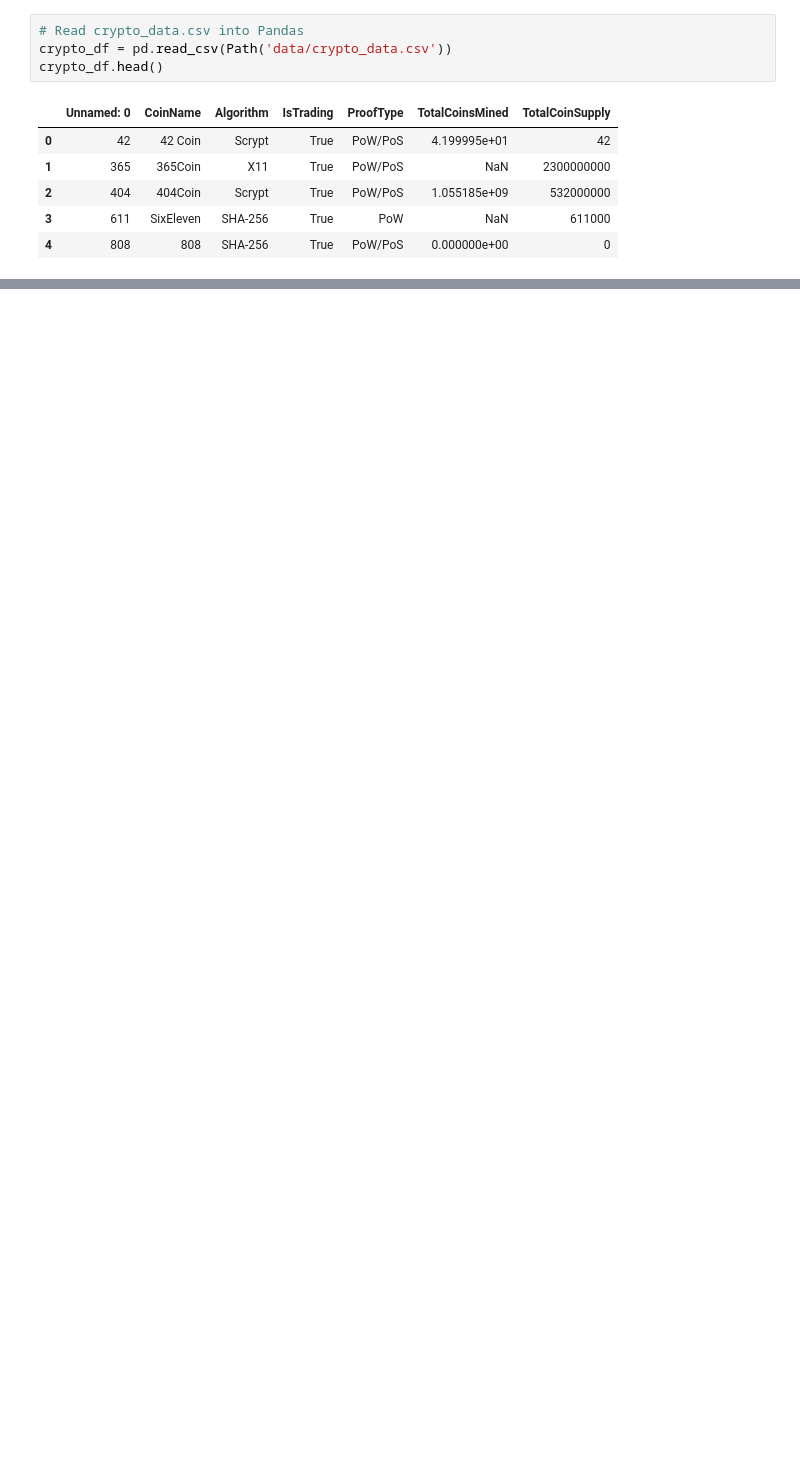
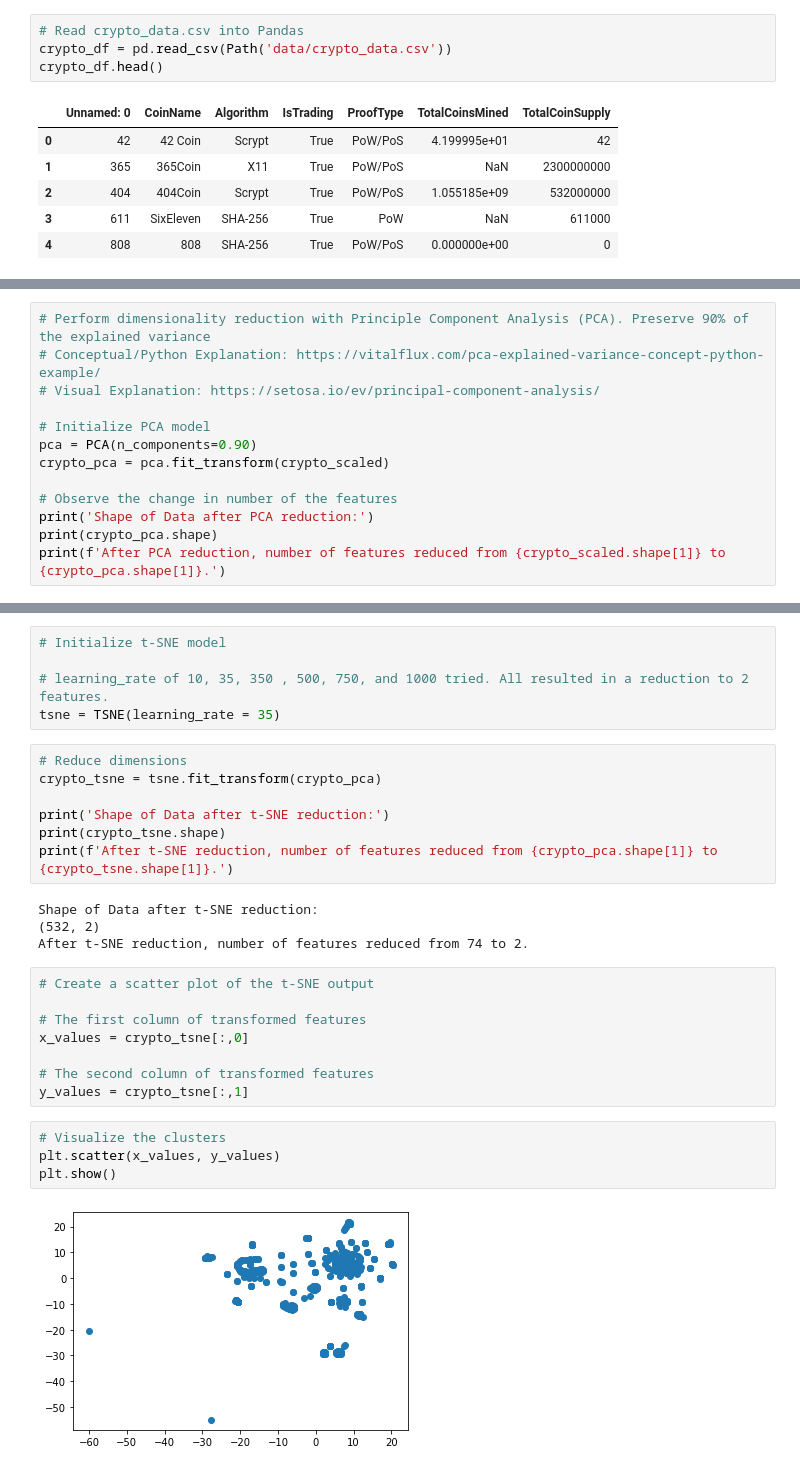
Before and after one commit to emeralddawns/Clustering-Crypto-Currencies, a Jupyter notebook: crypto_comparison.ipynb, the cells around one changed output, grey strips where cells are left out. Cells and saved outputs as stored; diff of their text form; blank space fills up the shorter version.

```diff
--- a/crypto_comparison.ipynb
+++ b/crypto_comparison.ipynb
@@ -178,0 +150,13 @@ array([[-0.6516109 , -0.48303965, -0.11710817, -0.1528703 ],
+# %%
+# Perform dimensionality reduction with Principle Component Analysis (PCA). Preserve 90% of the explained variance
+# Conceptual/Python Explanation: https://vitalflux.com/pca-explained-variance-concept-python-example/
+# Visual Explanation: https://setosa.io/ev/principal-component-analysis/
+
+# Initialize PCA model
+pca = PCA(n_components=0.90)
+crypto_pca = pca.fit_transform(crypto_scaled)
+
+# Observe the change in number of the features
+print('Shape of Data after PCA reduction:')
+print(crypto_pca.shape)
+print(f'After PCA reduction, number of features reduced from {crypto_scaled.shape[1]} to {crypto_pca.shape[1]}.')
@@ -178,0 +169,30 @@ array([[-0.6516109 , -0.48303965, -0.11710817, -0.1528703 ],
+# %%
+# Initialize t-SNE model
+
+# learning_rate of 10, 35, 350 , 500, 750, and 1000 tried. All resulted in a reduction to 2 features.
+tsne = TSNE(learning_rate = 35)
+# %%
+# Reduce dimensions
+crypto_tsne = tsne.fit_transform(crypto_pca)
+
+print('Shape of Data after t-SNE reduction:')
+print(crypto_tsne.shape)
+print(f'After t-SNE reduction, number of features reduced from {crypto_pca.shape[1]} to {crypto_tsne.shape[1]}.')
+# %% [output]
+Shape of Data after t-SNE reduction:
+(532, 2)
+After t-SNE reduction, number of features reduced from 74 to 2.
+# %%
+# Create a scatter plot of the t-SNE output
+
+# The first column of transformed features
+x_values = crypto_tsne[:,0]
+
+# The second column of transformed features
+y_values = crypto_tsne[:,1]
+# %%
+# Visualize the clusters
+plt.scatter(x_values, y_values)
+plt.show()
+# %% [output]
+[figure, added]
```
Also changed, not shown: parts of 29 cells of this notebook, 1 other file.
